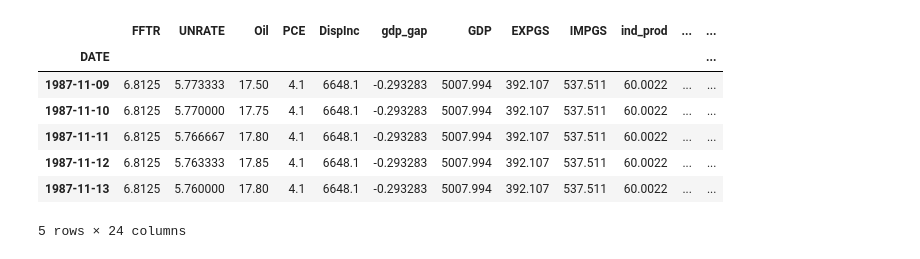
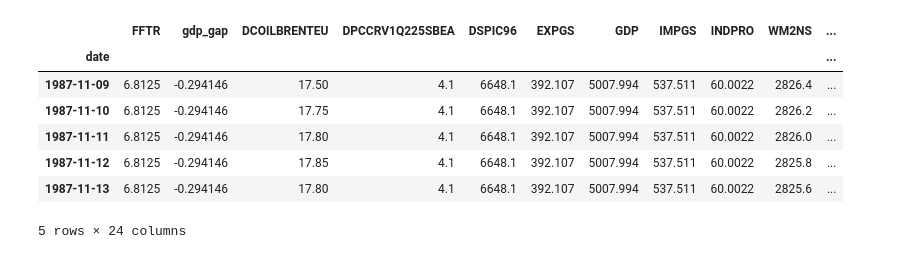
Before and after one commit to Nhunsick/FFTR_Prediction, a Jupyter notebook: Notebooks/pipeline_construction.ipynb, the cells around one changed output. Cells and saved outputs as stored; diff of their text form; code cells hidden in the pictures.

```diff
--- a/Notebooks/pipeline_construction.ipynb
+++ b/Notebooks/pipeline_construction.ipynb
@@ -29,7 +30 @@ from sklearn.base import TransformerMixin, BaseEstimator
 %matplotlib inline
-# %%
-merge_df = pd.read_csv('../data/merged_fftr.csv')
-month_df = pd.read_csv('../data/monthly_data.csv')
-# %%
-merge_df = merge_df.set_index('DATE')
-month_df = month_df.set_index('DATE')
@@ -36,13 +118,14 @@ month_df = month_df.set_index('DATE')
 # %%
+merge_df = make_dataframe(series_list = series_list, method_map = method_map)
 merge_df.head()
 # %% [output]
-|  | FFTR | UNRATE | Oil | PCE | DispInc | gdp_gap | GDP | EXPGS | IMPGS | ind_prod | ... | ... |
-| DATE |  |  |  |  |  |  |  |  |  |  |  | ... |
-| 1987-11-09 | 6.8125 | 5.773333 | 17.50 | 4.1 | 6648.1 | -0.293283 | 5007.994 | 392.107 | 537.511 | 60.0022 | ... | ... |
-| 1987-11-10 | 6.8125 | 5.770000 | 17.75 | 4.1 | 6648.1 | -0.293283 | 5007.994 | 392.107 | 537.511 | 60.0022 | ... | ... |
-| 1987-11-11 | 6.8125 | 5.766667 | 17.80 | 4.1 | 6648.1 | -0.293283 | 5007.994 | 392.107 | 537.511 | 60.0022 | ... | ... |
-| 1987-11-12 | 6.8125 | 5.763333 | 17.85 | 4.1 | 6648.1 | -0.293283 | 5007.994 | 392.107 | 537.511 | 60.0022 | ... | ... |
-| 1987-11-13 | 6.8125 | 5.760000 | 17.80 | 4.1 | 6648.1 | -0.293283 | 5007.994 | 392.107 | 537.511 | 60.0022 | ... | ... |
+|  | FFTR | gdp_gap | DCOILBRENTEU | DPCCRV1Q225SBEA | DSPIC96 | EXPGS | GDP | IMPGS | INDPRO | WM2NS | ... |
+| date |  |  |  |  |  |  |  |  |  |  | ... |
+| 1987-11-09 | 6.8125 | -0.294146 | 17.50 | 4.1 | 6648.1 | 392.107 | 5007.994 | 537.511 | 60.0022 | 2826.4 | ... |
+| 1987-11-10 | 6.8125 | -0.294146 | 17.75 | 4.1 | 6648.1 | 392.107 | 5007.994 | 537.511 | 60.0022 | 2826.2 | ... |
+| 1987-11-11 | 6.8125 | -0.294146 | 17.80 | 4.1 | 6648.1 | 392.107 | 5007.994 | 537.511 | 60.0022 | 2826.0 | ... |
+| 1987-11-12 | 6.8125 | -0.294146 | 17.85 | 4.1 | 6648.1 | 392.107 | 5007.994 | 537.511 | 60.0022 | 2825.8 | ... |
+| 1987-11-13 | 6.8125 | -0.294146 | 17.80 | 4.1 | 6648.1 | 392.107 | 5007.994 | 537.511 | 60.0022 | 2825.6 | ... |
 5 rows × 24 columns
 # %%
 X = merge_df.drop(columns = ['1_month_ahead', '2_month_ahead', '3_month_ahead'])
```
Also changed, not shown: parts of 22 cells of this notebook, 4 other files.
